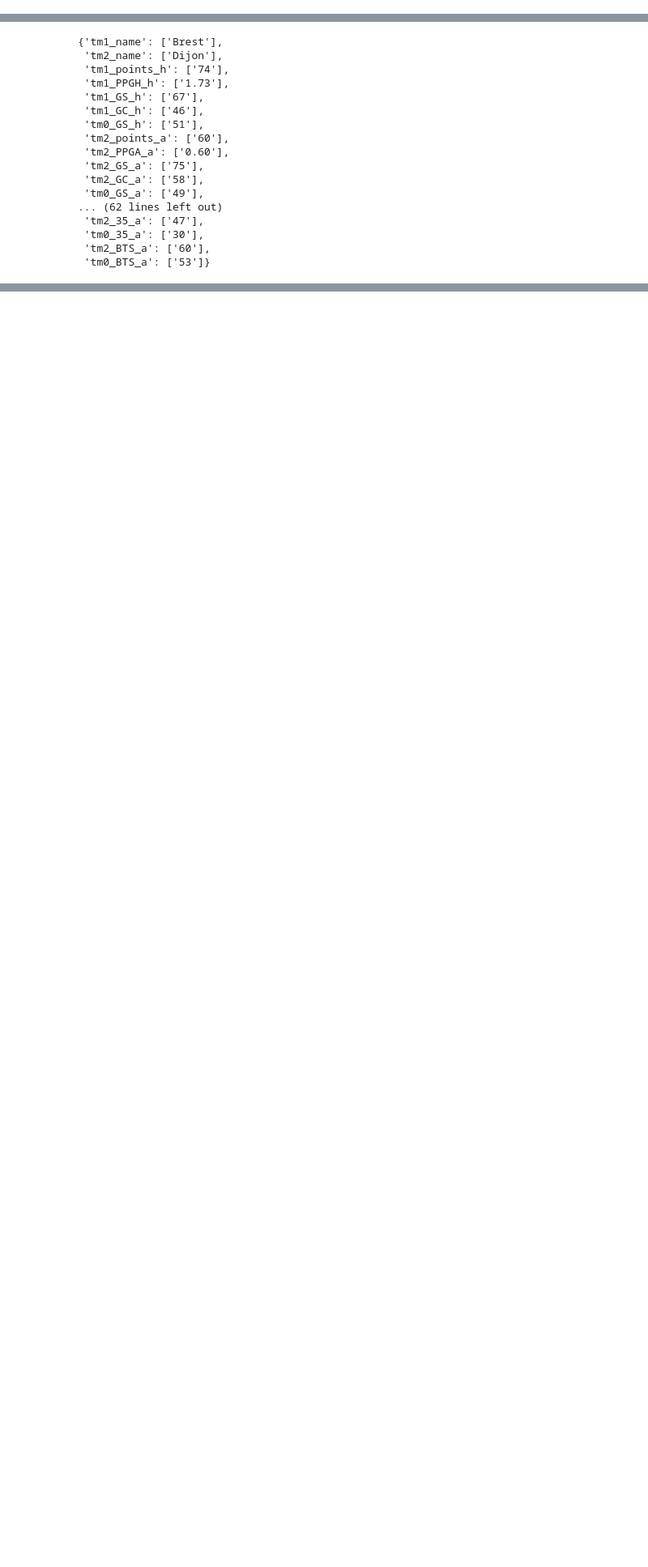
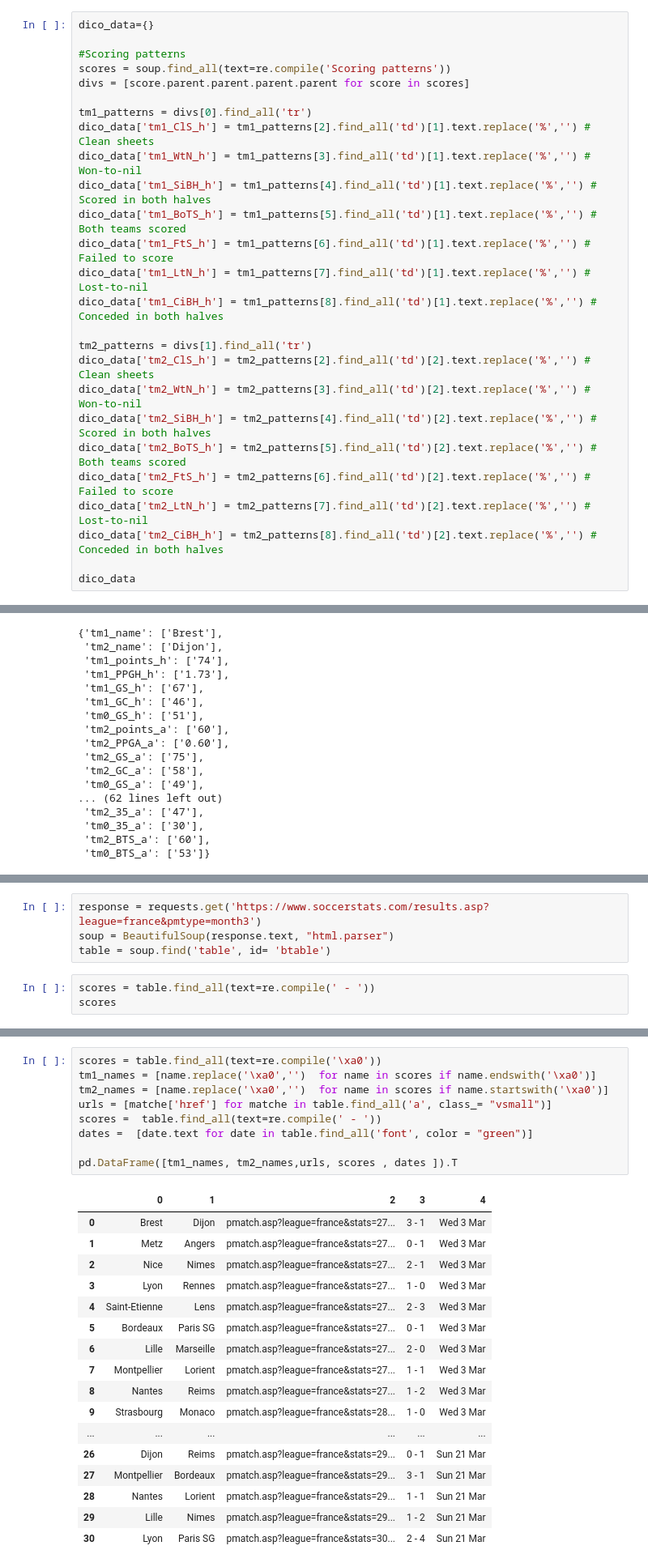
Before and after one commit to LeoVeron/footpred, a Jupyter notebook: notebooks/scraping 2021.ipynb, the cells around one changed output, grey strips where cells are left out. Shown: that part at 81% size. Drawn from its saved outputs; the diff is of its cells as text; blank space fills up the shorter version.

```diff
--- a/notebooks/scraping 2021.ipynb
+++ b/notebooks/scraping 2021.ipynb
@@ -7,0 +207,26 @@ soup = BeautifulSoup(response.text, "html.parser")
+# %%
+dico_data={}
+
+#Scoring patterns
+scores = soup.find_all(text=re.compile('Scoring patterns'))
+divs = [score.parent.parent.parent.parent for score in scores]
+
+tm1_patterns = divs[0].find_all('tr')
+dico_data['tm1_ClS_h'] = tm1_patterns[2].find_all('td')[1].text.replace('%','') # Clean sheets
+dico_data['tm1_WtN_h'] = tm1_patterns[3].find_all('td')[1].text.replace('%','') # Won-to-nil
+dico_data['tm1_SiBH_h'] = tm1_patterns[4].find_all('td')[1].text.replace('%','') # Scored in both halves
+dico_data['tm1_BoTS_h'] = tm1_patterns[5].find_all('td')[1].text.replace('%','') # Both teams scored
+dico_data['tm1_FtS_h'] = tm1_patterns[6].find_all('td')[1].text.replace('%','') # Failed to score
+dico_data['tm1_LtN_h'] = tm1_patterns[7].find_all('td')[1].text.replace('%','') # Lost-to-nil
+dico_data['tm1_CiBH_h'] = tm1_patterns[8].find_all('td')[1].text.replace('%','') # Conceded in both halves
+
+tm2_patterns = divs[1].find_all('tr')
+dico_data['tm2_ClS_h'] = tm2_patterns[2].find_all('td')[2].text.replace('%','') # Clean sheets
+dico_data['tm2_WtN_h'] = tm2_patterns[3].find_all('td')[2].text.replace('%','') # Won-to-nil
+dico_data['tm2_SiBH_h'] = tm2_patterns[4].find_all('td')[2].text.replace('%','') # Scored in both halves
+dico_data['tm2_BoTS_h'] = tm2_patterns[5].find_all('td')[2].text.replace('%','') # Both teams scored
+dico_data['tm2_FtS_h'] = tm2_patterns[6].find_all('td')[2].text.replace('%','') # Failed to score
+dico_data['tm2_LtN_h'] = tm2_patterns[7].find_all('td')[2].text.replace('%','') # Lost-to-nil
+dico_data['tm2_CiBH_h'] = tm2_patterns[8].find_all('td')[2].text.replace('%','') # Conceded in both halves
+
+dico_data
@@ -275,0 +528,7 @@ dico_data
+# %%
+response = requests.get('https://www.soccerstats.com/results.asp?league=france&pmtype=month3')
+soup = BeautifulSoup(response.text, "html.parser")
+table = soup.find('table', id= 'btable')
+# %%
+scores = table.find_all(text=re.compile(' - '))
+scores
@@ -275,0 +553,27 @@ dico_data
+# %%
+scores = table.find_all(text=re.compile('\xa0'))
+tm1_names = [name.replace('\xa0','')  for name in scores if name.endswith('\xa0')]
+tm2_names = [name.replace('\xa0','')  for name in scores if name.startswith('\xa0')]
+urls = [matche['href'] for matche in table.find_all('a', class_= "vsmall")]
+scores =  table.find_all(text=re.compile(' - '))
+dates =  [date.text for date in table.find_all('font', color = "green")]
+
+pd.DataFrame([tm1_names, tm2_names,urls, scores , dates ]).T
+# %% [output]
+|  | 0 | 1 | 2 | 3 | 4 |
+| 0 | Brest | Dijon | pmatch.asp?league=france&stats=27... | 3 - 1 | Wed 3 Mar |
+| 1 | Metz | Angers | pmatch.asp?league=france&stats=27... | 0 - 1 | Wed 3 Mar |
+| 2 | Nice | Nimes | pmatch.asp?league=france&stats=27... | 2 - 1 | Wed 3 Mar |
+| 3 | Lyon | Rennes | pmatch.asp?league=france&stats=27... | 1 - 0 | Wed 3 Mar |
+| 4 | Saint-Etienne | Lens | pmatch.asp?league=france&stats=27... | 2 - 3 | Wed 3 Mar |
+| 5 | Bordeaux | Paris SG | pmatch.asp?league=france&stats=27... | 0 - 1 | Wed 3 Mar |
+| 6 | Lille | Marseille | pmatch.asp?league=france&stats=27... | 2 - 0 | Wed 3 Mar |
+| 7 | Montpellier | Lorient | pmatch.asp?league=france&stats=27... | 1 - 1 | Wed 3 Mar |
+| 8 | Nantes | Reims | pmatch.asp?league=france&stats=27... | 1 - 2 | Wed 3 Mar |
+| 9 | Strasbourg | Monaco | pmatch.asp?league=france&stats=28... | 1 - 0 | Wed 3 Mar |
+| ... | ... | ... | ... | ... | ... |
+| 26 | Dijon | Reims | pmatch.asp?league=france&stats=29... | 0 - 1 | Sun 21 Mar |
+| 27 | Montpellier | Bordeaux | pmatch.asp?league=france&stats=29... | 3 - 1 | Sun 21 Mar |
+| 28 | Nantes | Lorient | pmatch.asp?league=france&stats=29... | 1 - 1 | Sun 21 Mar |
+| 29 | Lille | Nimes | pmatch.asp?league=france&stats=29... | 1 - 2 | Sun 21 Mar |
+| 30 | Lyon | Paris SG | pmatch.asp?league=france&stats=30... | 2 - 4 | Sun 21 Mar |
```
Also changed, not shown: parts of 20 cells of this notebook, 5 other files.
